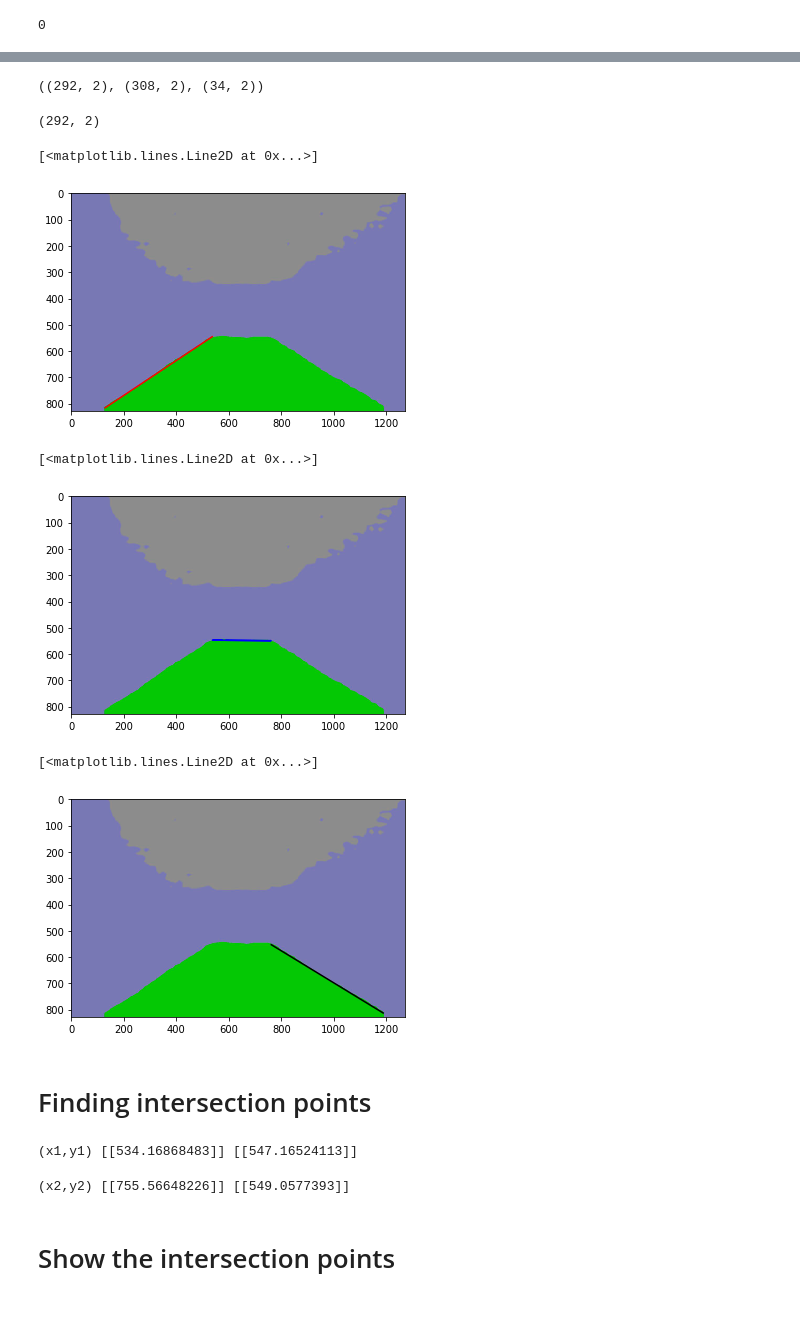
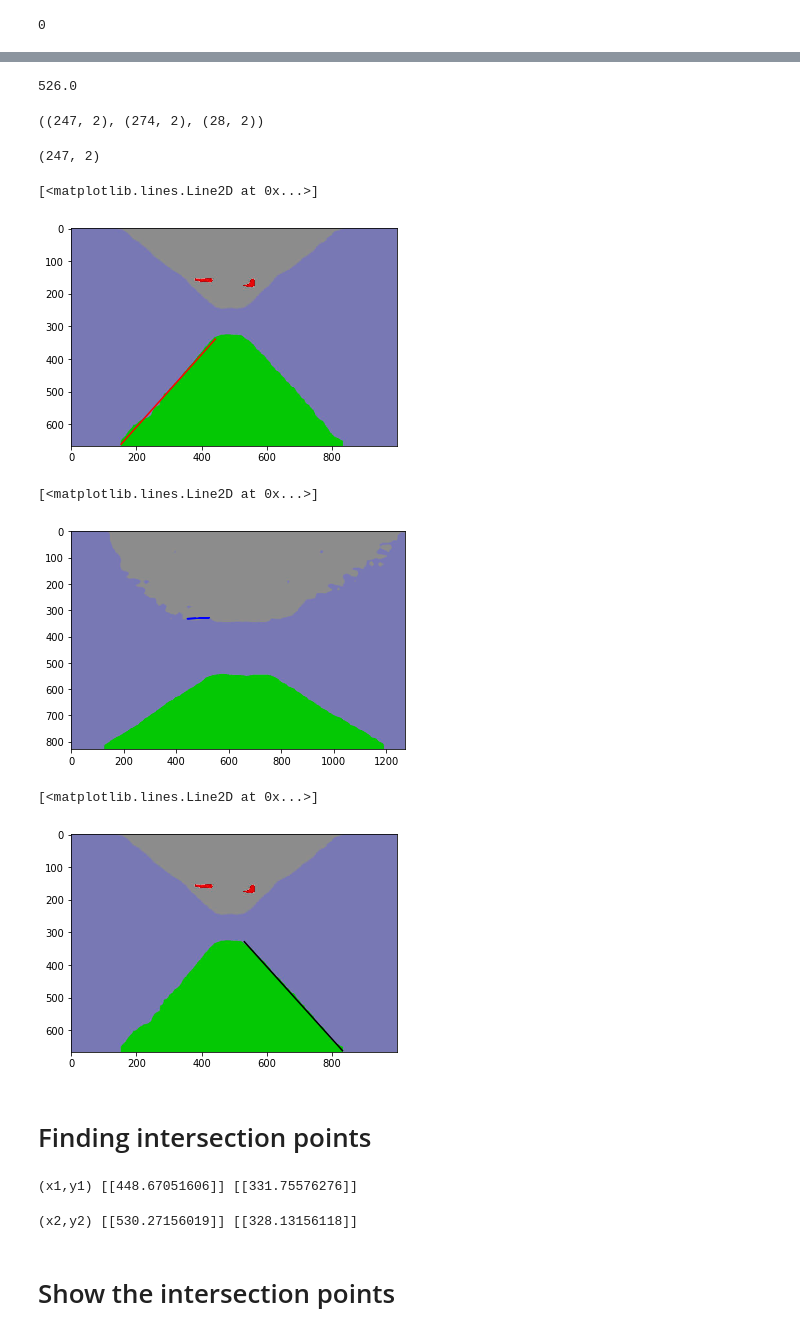
Before and after one commit to abhinav3/visibleFloorSegmentation, a Jupyter notebook: Regression.ipynb, the cells around one changed output, grey strips where cells are left out. Drawn from its saved outputs; the diff is of its cells as text; code cells hidden in the pictures.

Commit message:
added missing x coordinates

```diff
--- a/Regression.ipynb
+++ b/Regression.ipynb
@@ -3,7 +3,7 @@ import cv2
 import numpy as np
 from matplotlib import pyplot as plt
 # %%
-img = cv2.imread('19.jpg')
+img = cv2.imread('8.jpg')
 plt.imshow(img)
 # %% [output]
 <matplotlib.image.AxesImage at 0x...>
@@ -63,4 +63,8 @@ cnt.shape[0]
 # %%
+x_coordinates = []
+for i in range((cnt.shape[0])):
+    x_coordinates.append(cnt[i][0][0])
+
 y_coordinates = []
 for i in range((cnt.shape[0])):
     y_coordinates.append(cnt[i][0][1])
@@ -85,6 +89,14 @@ cnt.shape[0]
 # %%
 x_coordinates = [cnt[i][0][0] for i in range(cnt.shape[0])]
-y_coordinates = [cnt[i][0][y] for i in range(cnt.shape[0])]
+y_coordinates = [cnt[i][0][1] for i in range(cnt.shape[0])]
+
+y_percentile = np.percentile(y_coordinates, 5)
+y_percentile
+
+x_percentile = np.percentile(x_coordinates, 50)
+x_percentile
+# %% [output]
+526.0
 # %%
 df=pd.DataFrame(columns = ['x', 'y'])
 # %%
@@ -100,7 +112,7 @@ df_top_horizontal = df.loc[(df['y'] <= y_percentile)]
 # %%
 df_left.shape, df_right.shape, df_top_horizontal.shape
 # %% [output]
-((292, 2), (308, 2), (34, 2))
+((247, 2), (274, 2), (28, 2))
 # %%
 left_points = np.array(df_left)
 right_points = np.array(df_right)
@@ -108,7 +120,7 @@ top_horizontal_points = np.array(df_top_horizontal)
 # %%
 left_points.shape
 # %% [output]
-(292, 2)
+(247, 2)
 # %%
 from sklearn.linear_model import LinearRegression
 def getFittingLine(points):
@@ -126,12 +138,12 @@ m2, b2, l2 = getFittingLine(top_horizontal_points)
 m3, b3, l3 = getFittingLine(right_points)
 # %%
 plt.figure()
-img = cv2.imread('19.jpg')
+img = cv2.imread('8.jpg')
 plt.imshow(img)
 plt.plot(left_points[:,0].reshape(-1, 1), l1, 'r-')
 # %% [output]
 [<matplotlib.lines.Line2D at 0x...>]
-[figure, old version]
+[figure, new version]
 # %%
 plt.figure()
 img = cv2.imread('19.jpg')
@@ -139,15 +151,15 @@ plt.imshow(img)
 plt.plot(top_horizontal_points[:,0].reshape(-1, 1), l2, 'b-')
 # %% [output]
 [<matplotlib.lines.Line2D at 0x...>]
-[figure, old version]
+[figure, new version]
 # %%
 plt.figure()
-img = cv2.imread('19.jpg')
+img = cv2.imread('8.jpg')
 plt.imshow(img)
 plt.plot(right_points[:,0].reshape(-1, 1), l3, 'k-')
 # %% [output]
 [<matplotlib.lines.Line2D at 0x...>]
-[figure, old version]
+[figure, new version]
 # %% [markdown]
 # Finding intersection points
 # %%
@@ -156,14 +168,14 @@ y1 = m1 * x1 + b1
 
 print('(x1,y1)',x1,y1)
 # %% [output]
-(x1,y1) [[534.16868483]] [[547.16524113]]
+(x1,y1) [[448.67051606]] [[331.75576276]]
 # %%
 x2 = (b2-b3) / (m3-m2)
 y2 = m2 * x2 + b2
 
 print('(x2,y2)',x2,y2)
 # %% [output]
-(x2,y2) [[755.56648226]] [[549.0577393]]
+(x2,y2) [[530.27156019]] [[328.13156118]]
 # %% [markdown]
 # Show the intersection points
 # %%
```
Also changed, not shown: parts of 10 cells of this notebook.
